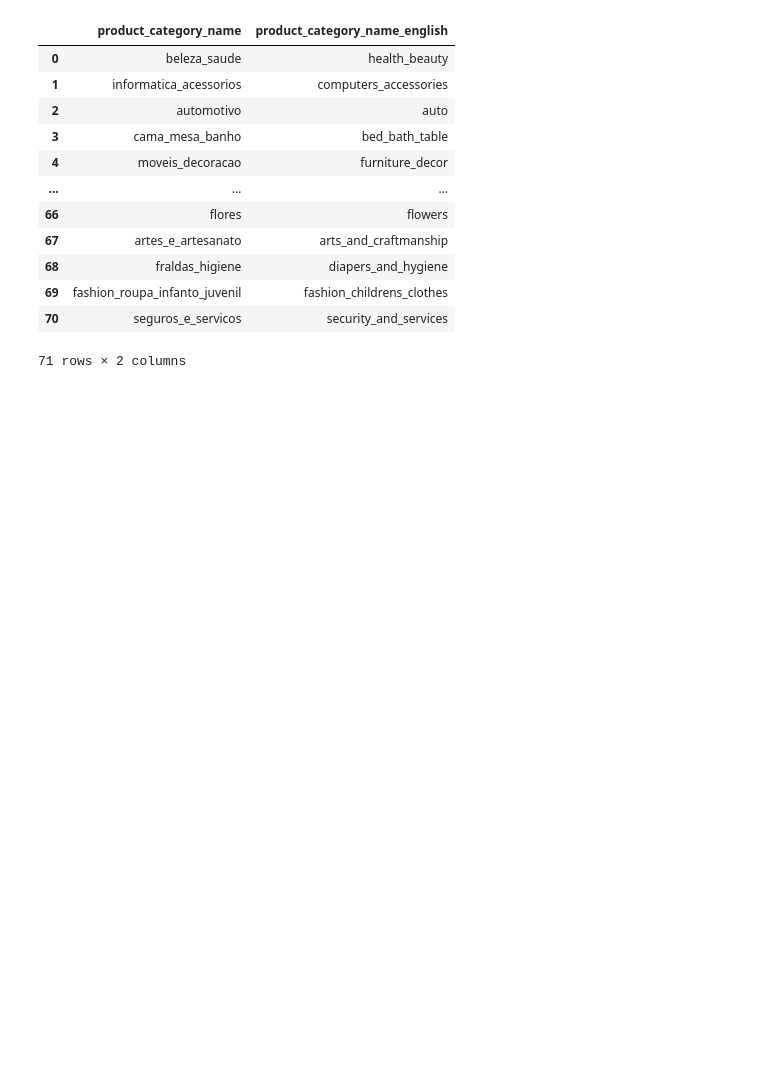
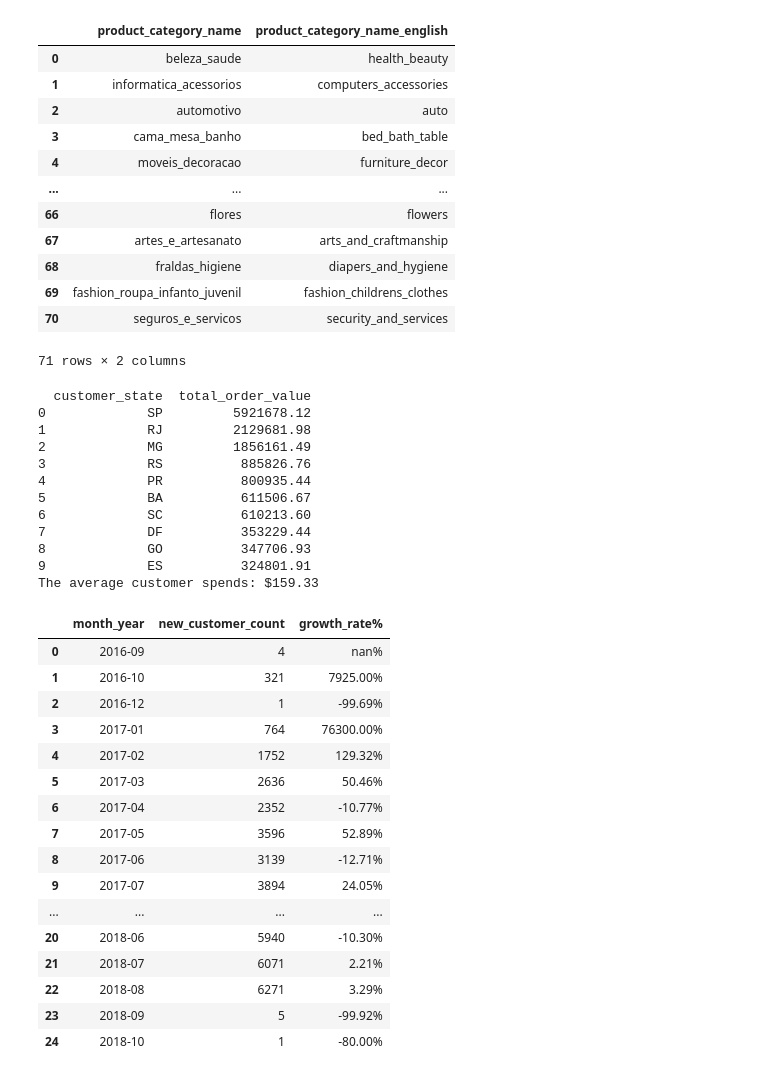
Before and after one commit to saurabhp0211/Tech_analyst, a Jupyter notebook: data_insights.ipynb, the cells around one changed output. Drawn from its saved outputs; the diff is of its cells as text; code cells hidden in the pictures; blank space fills up the shorter version.

```diff
--- a/data_insights.ipynb
+++ b/data_insights.ipynb
@@ -183,0 +200,57 @@ memory usage: 1.2+ KB
+# %%
+# first high level insights
+# 1. State revenue
+state_revenue=orders_master.groupby('customer_state')['total_order_value'].sum().sort_values(ascending=False).reset_index()
+print(state_revenue.head(10))
+
+state_revenue.columns=['State','Total_Revenue']
+state_revenue
+
+# 2. Order Status Distribution
+status_summary=(orders_master['order_status'].value_counts(normalize=True)*100).reset_index()
+status_summary.columns=['Status','Percentage']
+status_summary
+
+# 3. AOV Average Order Value
+avg_order_value=orders_master['total_order_value'].mean()
+print(f"The average customer spends: ${avg_order_value:.2f}")
+
+#  New customers acquisition + Monthly Increase %
+first_purchase=orders_master.groupby('customer_unique_id')['order_purchase_timestamp'].min().reset_index()
+first_purchase.columns=['customer_unique_id','first_purchase_date']
+first_purchase['month_year']=first_purchase['first_purchase_date'].dt.to_period('M')
+
+new_customers_monthly=first_purchase.groupby('month_year').size().reset_index(name='new_customer_count')
+new_customers_monthly['growth_rate%']=new_customers_monthly['new_customer_count'].pct_change()*100
+
+display(new_customers_monthly.style.format({'growth_rate%':'{:.2f}%'}))
+# %% [output]
+  customer_state  total_order_value
+0             SP         5921678.12
+1             RJ         2129681.98
+2             MG         1856161.49
+3             RS          885826.76
+4             PR          800935.44
+5             BA          611506.67
+6             SC          610213.60
+7             DF          353229.44
+8             GO          347706.93
+9             ES          324801.91
+The average customer spends: $159.33
+|  | month_year | new_customer_count | growth_rate% |
+| 0 | 2016-09 | 4 | nan% |
+| 1 | 2016-10 | 321 | 7925.00% |
+| 2 | 2016-12 | 1 | -99.69% |
+| 3 | 2017-01 | 764 | 76300.00% |
+| 4 | 2017-02 | 1752 | 129.32% |
+| 5 | 2017-03 | 2636 | 50.46% |
+| 6 | 2017-04 | 2352 | -10.77% |
+| 7 | 2017-05 | 3596 | 52.89% |
+| 8 | 2017-06 | 3139 | -12.71% |
+| 9 | 2017-07 | 3894 | 24.05% |
+| ... | ... | ... | ... |
+| 20 | 2018-06 | 5940 | -10.30% |
+| 21 | 2018-07 | 6071 | 2.21% |
+| 22 | 2018-08 | 6271 | 3.29% |
+| 23 | 2018-09 | 5 | -99.92% |
+| 24 | 2018-10 | 1 | -80.00% |
```
Also changed, not shown: parts of 2 cells of this notebook, 2 other files.
